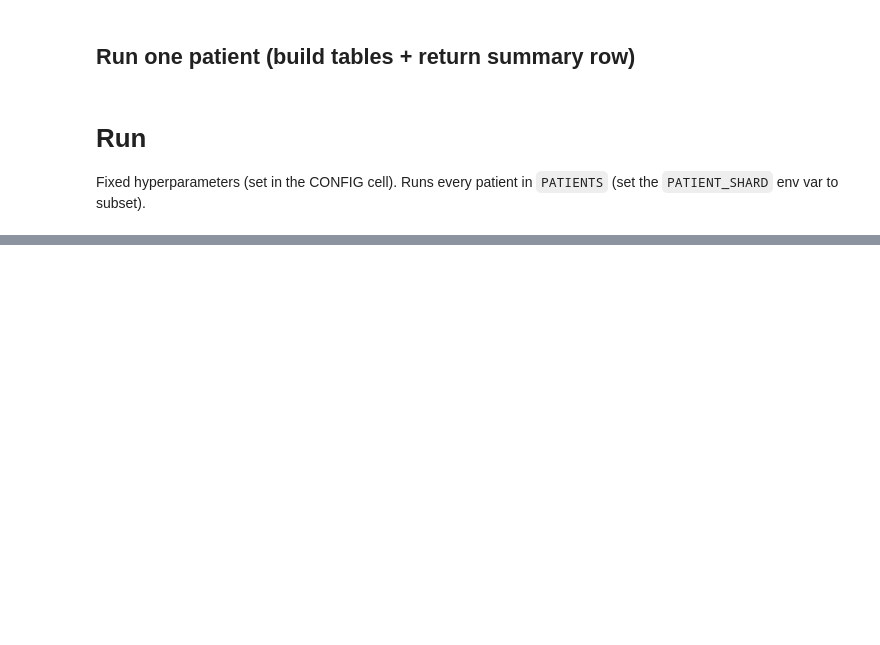
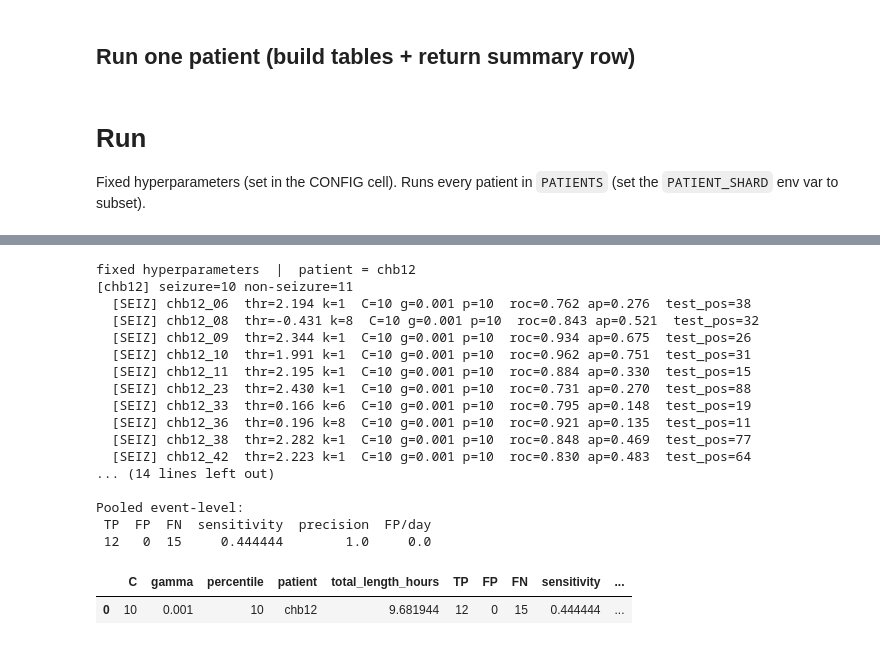
Before and after one commit to ritzww/THESIS_Directed_Connectivity_and_Data_Leakage_In_EEG_Seizure_Detection, a Jupyter notebook: 12. Ablatian Model Complete.ipynb, the cells around one changed output, grey strips where cells are left out. Saved outputs shown, nothing was run; the diff lists cells and outputs as text; code cells hidden in the pictures; blank space fills up the shorter version.

```diff
--- a/12. Ablatian Model Complete.ipynb
+++ b/12. Ablatian Model Complete.ipynb
@@ -1188,0 +1465,74 @@ summary_df
+# %%
+PATIENT = "chb12"          # <-- the single patient to run
+
+print(f"fixed hyperparameters  |  patient = {PATIENT}")
+
+SUMMARY_CSV = f"RESULTS_SUMMARY_{PATIENT}.csv"
+SEGMENT_CSV = f"SEGMENT_PER_RECORD_{PATIENT}.csv"
+
+all_summaries, all_segments = [], []
+
+for patient in [PATIENT]:
+    try:
+        srow, segrows = run_patient(patient, cfg)
+
+        if srow is not None:
+            all_summaries.append(srow)
+            all_segments.extend(segrows)
+
+        pd.DataFrame(all_summaries).to_csv(SUMMARY_CSV, index=False)
+        pd.DataFrame(all_segments).to_csv(SEGMENT_CSV, index=False)
+
+        print(f"  >>> SAVED [{patient}] -> {SUMMARY_CSV}", flush=True)
+
+    except Exception as e:
+        print(f"[{patient}] FAILED: {type(e).__name__}: {e}")
+        continue
+
+# final write
+summary_df = pd.DataFrame(all_summaries)
+summary_df.to_csv(SUMMARY_CSV, index=False)
+pd.DataFrame(all_segments).to_csv(SEGMENT_CSV, index=False)
+
+print(f"\nWrote {SUMMARY_CSV}")
+
+# pooled metrics
+if len(summary_df):
+    TP = summary_df.TP.sum()
+    FP = summary_df.FP.sum()
+    FN = summary_df.FN.sum()
+    total_hours = summary_df.total_length_hours.sum()
+
+    pooled = pd.DataFrame([{
+        "TP": TP,
+        "FP": FP,
+        "FN": FN,
+        "sensitivity": TP/(TP+FN) if (TP+FN) else float("nan"),
+        "precision": TP/(TP+FP) if (TP+FP) else float("nan"),
+        "FP/day": FP/(total_hours/24) if total_hours else float("nan"),
+    }])
+
+    print("\nPooled event-level:")
+    print(pooled.to_string(index=False))
+
+summary_df
+# %% [output]
+fixed hyperparameters  |  patient = chb12
+[chb12] seizure=10 non-seizure=11
+  [SEIZ] chb12_06  thr=2.194 k=1  C=10 g=0.001 p=10  roc=0.762 ap=0.276  test_pos=38
+  [SEIZ] chb12_08  thr=-0.431 k=8  C=10 g=0.001 p=10  roc=0.843 ap=0.521  test_pos=32
+  [SEIZ] chb12_09  thr=2.344 k=1  C=10 g=0.001 p=10  roc=0.934 ap=0.675  test_pos=26
+  [SEIZ] chb12_10  thr=1.991 k=1  C=10 g=0.001 p=10  roc=0.962 ap=0.751  test_pos=31
+  [SEIZ] chb12_11  thr=2.195 k=1  C=10 g=0.001 p=10  roc=0.884 ap=0.330  test_pos=15
+  [SEIZ] chb12_23  thr=2.430 k=1  C=10 g=0.001 p=10  roc=0.731 ap=0.270  test_pos=88
+  [SEIZ] chb12_33  thr=0.166 k=6  C=10 g=0.001 p=10  roc=0.795 ap=0.148  test_pos=19
+  [SEIZ] chb12_36  thr=0.196 k=8  C=10 g=0.001 p=10  roc=0.921 ap=0.135  test_pos=11
+  [SEIZ] chb12_38  thr=2.282 k=1  C=10 g=0.001 p=10  roc=0.848 ap=0.469  test_pos=77
+  [SEIZ] chb12_42  thr=2.223 k=1  C=10 g=0.001 p=10  roc=0.830 ap=0.483  test_pos=64
+... (14 lines left out)
+
+Pooled event-level:
+ TP  FP  FN  sensitivity  precision  FP/day
+ 12   0  15     0.444444        1.0     0.0
+|  | C | gamma | percentile | patient | total_length_hours | TP | FP | FN | sensitivity | ... |
+| 0 | 10 | 0.001 | 10 | chb12 | 9.681944 | 12 | 0 | 15 | 0.444444 | ... |
```
Also changed, not shown: parts of 24 cells of this notebook, 1 other file.
